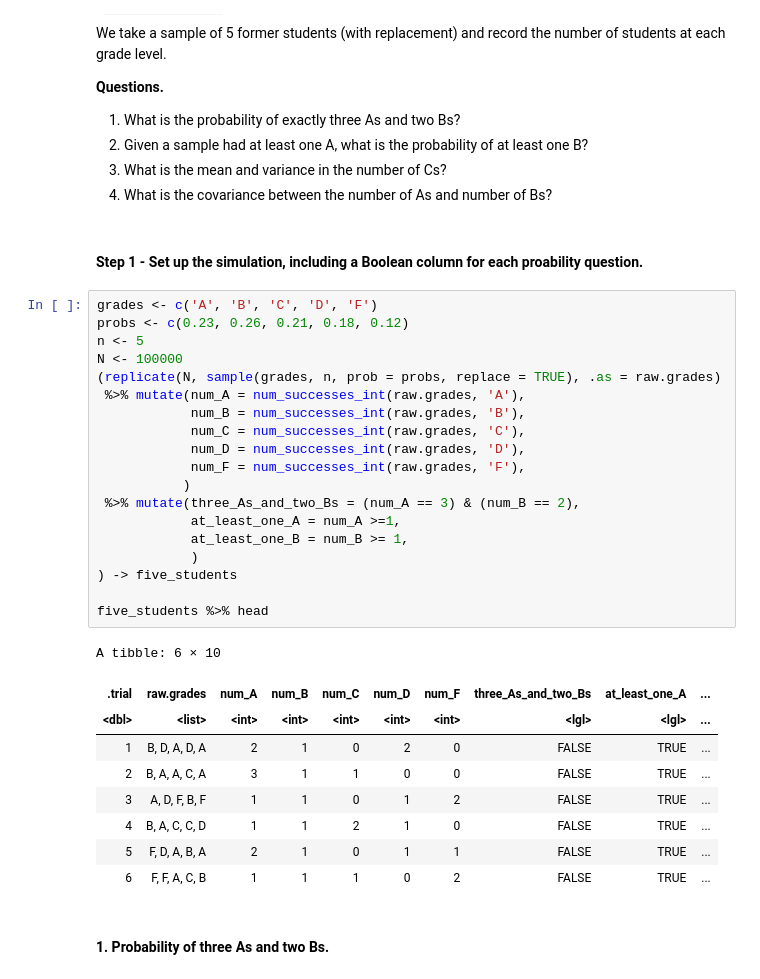
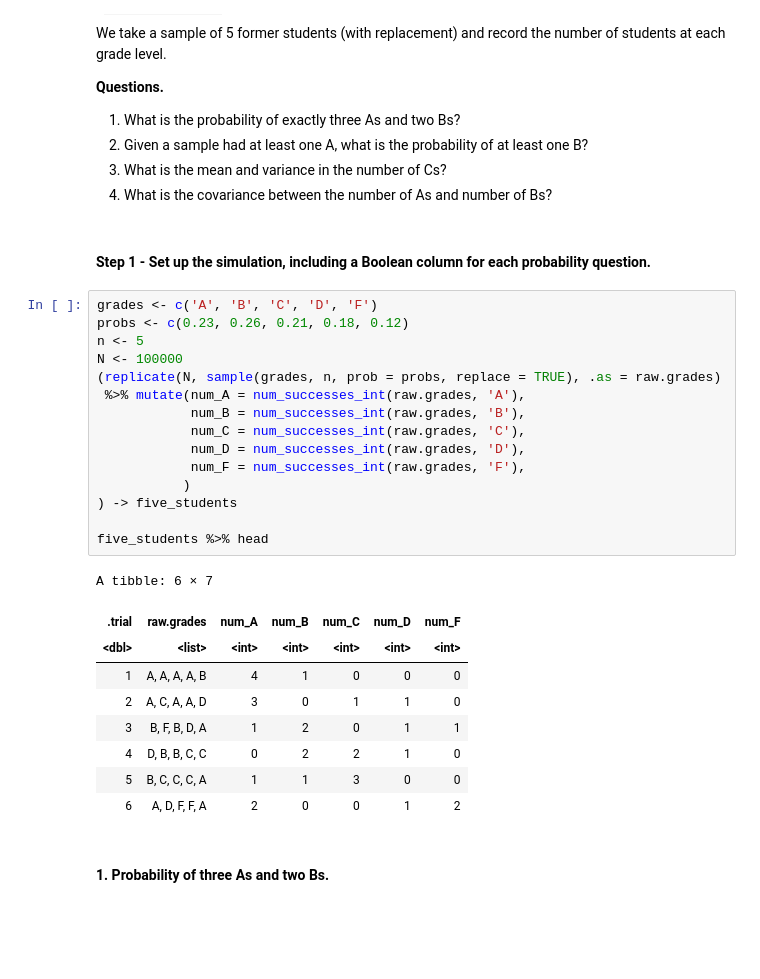
Before and after one commit to yardsale8/probability_simulations_in_R, a Jupyter notebook: 3_2_the_multinomial_distribution.ipynb, the cells around one changed output. Cells and saved outputs as stored; diff of their text form; blank space fills up the shorter version.

```diff
--- a/3_2_the_multinomial_distribution.ipynb
+++ b/3_2_the_multinomial_distribution.ipynb
@@ -52,35 +52,31 @@ We take a sample of 5 former students (with replacement) and record the number o
 3. What is the mean and variance in the number of Cs?
 4. What is the covariance between the number of As and number of Bs?
 # %% [markdown]
-#### Step 1 - Set up the simulation, including a Boolean column for each proability question.
+#### Step 1 - Set up the simulation, including a Boolean column for each probability question.
 # %%
 grades <- c('A', 'B', 'C', 'D', 'F')
 probs <- c(0.23, 0.26, 0.21, 0.18, 0.12)
 n <- 5
 N <- 100000
 (replicate(N, sample(grades, n, prob = probs, replace = TRUE), .as = raw.grades)
  %>% mutate(num_A = num_successes_int(raw.grades, 'A'),
             num_B = num_successes_int(raw.grades, 'B'),
             num_C = num_successes_int(raw.grades, 'C'),
             num_D = num_successes_int(raw.grades, 'D'),
             num_F = num_successes_int(raw.grades, 'F'),
            )
- %>% mutate(three_As_and_two_Bs = (num_A == 3) & (num_B == 2),
-            at_least_one_A = num_A >=1,
-            at_least_one_B = num_B >= 1,
-            )
 ) -> five_students
 
 five_students %>% head
 # %% [output]
-A tibble: 6 × 10
+A tibble: 6 × 7
-| .trial | raw.grades | num_A | num_B | num_C | num_D | num_F | three_As_and_two_Bs | at_least_one_A | ... |
-| <dbl> | <list> | <int> | <int> | <int> | <int> | <int> | <lgl> | <lgl> | ... |
-| 1 | B, D, A, D, A | 2 | 1 | 0 | 2 | 0 | FALSE | TRUE | ... |
-| 2 | B, A, A, C, A | 3 | 1 | 1 | 0 | 0 | FALSE | TRUE | ... |
-| 3 | A, D, F, B, F | 1 | 1 | 0 | 1 | 2 | FALSE | TRUE | ... |
-| 4 | B, A, C, C, D | 1 | 1 | 2 | 1 | 0 | FALSE | TRUE | ... |
-| 5 | F, D, A, B, A | 2 | 1 | 0 | 1 | 1 | FALSE | TRUE | ... |
-| 6 | F, F, A, C, B | 1 | 1 | 1 | 0 | 2 | FALSE | TRUE | ... |
+| .trial | raw.grades | num_A | num_B | num_C | num_D | num_F |
+| <dbl> | <list> | <int> | <int> | <int> | <int> | <int> |
+| 1 | A, A, A, A, B | 4 | 1 | 0 | 0 | 0 |
+| 2 | A, C, A, A, D | 3 | 0 | 1 | 1 | 0 |
+| 3 | B, F, B, D, A | 1 | 2 | 0 | 1 | 1 |
+| 4 | D, B, B, C, C | 0 | 2 | 2 | 1 | 0 |
+| 5 | B, C, C, C, A | 1 | 1 | 3 | 0 | 0 |
+| 6 | A, D, F, F, A | 2 | 0 | 0 | 1 | 2 |
 # %% [markdown]
 #### 1. Probability of three As and two Bs.
```
Also changed, not shown: parts of 7 cells of this notebook.
